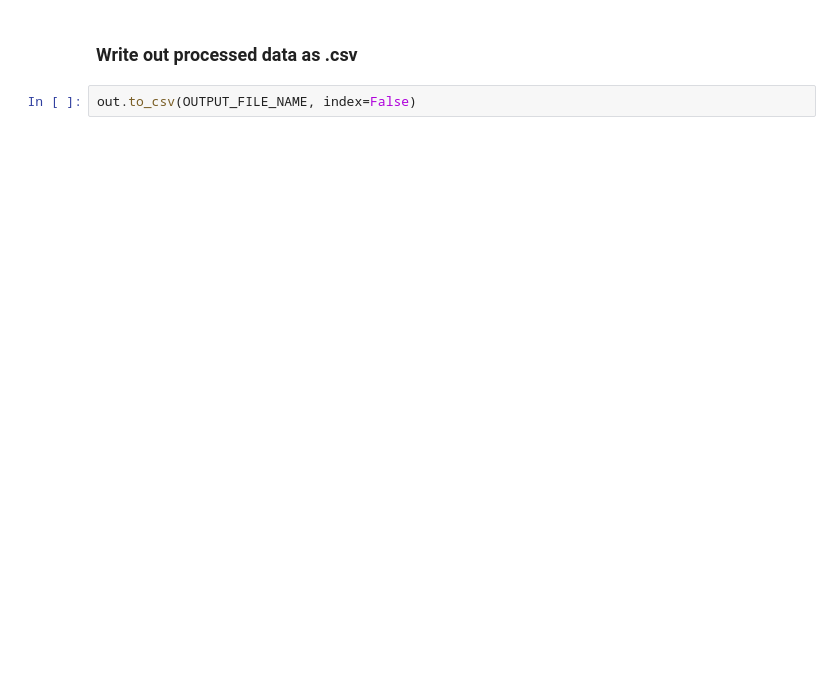
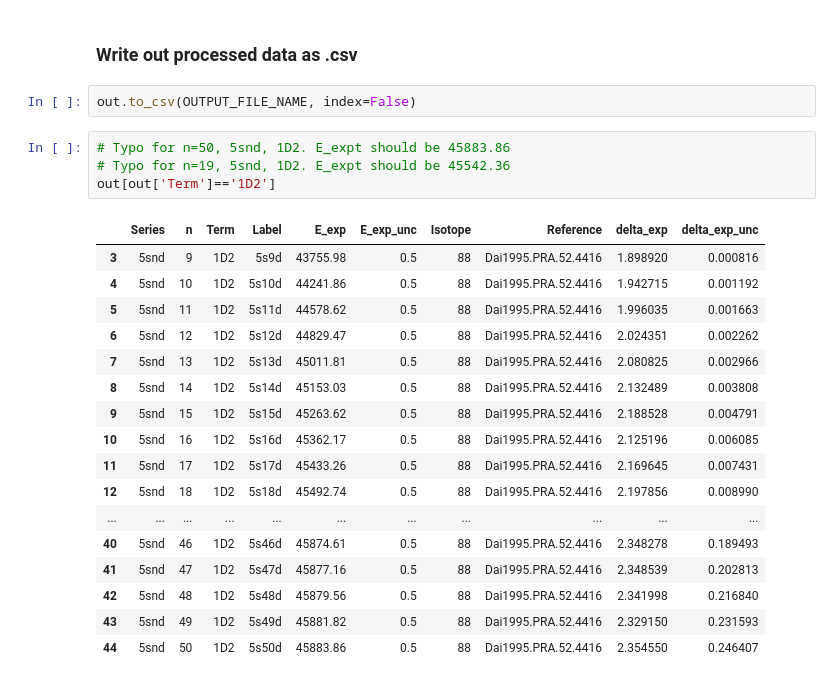
Before and after one commit to rogding/phd_thesis, a Jupyter notebook: appendices/sr_data/rydberg_lines/Dai1995.PRA.52.4416/process_Dai1995.PRA.52.4416.ipynb, the cells around one changed output. Saved outputs shown, nothing was run; the diff lists cells and outputs as text; blank space fills up the shorter version.

```diff
--- a/appendices/sr_data/rydberg_lines/Dai1995.PRA.52.4416/process_Dai1995.PRA.52.4416.ipynb
+++ b/appendices/sr_data/rydberg_lines/Dai1995.PRA.52.4416/process_Dai1995.PRA.52.4416.ipynb
@@ -148,3 +148,25 @@ else:
 ### Write out processed data as .csv
 # %%
 out.to_csv(OUTPUT_FILE_NAME, index=False)
+# %%
+# Typo for n=50, 5snd, 1D2. E_expt should be 45883.86
+# Typo for n=19, 5snd, 1D2. E_expt should be 45542.36
+out[out['Term']=='1D2']
+# %% [output]
+|  | Series | n | Term | Label | E_exp | E_exp_unc | Isotope | Reference | delta_exp | delta_exp_unc |
+| 3 | 5snd | 9 | 1D2 | 5s9d | 43755.98 | 0.5 | 88 | Dai1995.PRA.52.4416 | 1.898920 | 0.000816 |
+| 4 | 5snd | 10 | 1D2 | 5s10d | 44241.86 | 0.5 | 88 | Dai1995.PRA.52.4416 | 1.942715 | 0.001192 |
+| 5 | 5snd | 11 | 1D2 | 5s11d | 44578.62 | 0.5 | 88 | Dai1995.PRA.52.4416 | 1.996035 | 0.001663 |
+| 6 | 5snd | 12 | 1D2 | 5s12d | 44829.47 | 0.5 | 88 | Dai1995.PRA.52.4416 | 2.024351 | 0.002262 |
+| 7 | 5snd | 13 | 1D2 | 5s13d | 45011.81 | 0.5 | 88 | Dai1995.PRA.52.4416 | 2.080825 | 0.002966 |
+| 8 | 5snd | 14 | 1D2 | 5s14d | 45153.03 | 0.5 | 88 | Dai1995.PRA.52.4416 | 2.132489 | 0.003808 |
+| 9 | 5snd | 15 | 1D2 | 5s15d | 45263.62 | 0.5 | 88 | Dai1995.PRA.52.4416 | 2.188528 | 0.004791 |
+| 10 | 5snd | 16 | 1D2 | 5s16d | 45362.17 | 0.5 | 88 | Dai1995.PRA.52.4416 | 2.125196 | 0.006085 |
+| 11 | 5snd | 17 | 1D2 | 5s17d | 45433.26 | 0.5 | 88 | Dai1995.PRA.52.4416 | 2.169645 | 0.007431 |
+| 12 | 5snd | 18 | 1D2 | 5s18d | 45492.74 | 0.5 | 88 | Dai1995.PRA.52.4416 | 2.197856 | 0.008990 |
+| ... | ... | ... | ... | ... | ... | ... | ... | ... | ... | ... |
+| 40 | 5snd | 46 | 1D2 | 5s46d | 45874.61 | 0.5 | 88 | Dai1995.PRA.52.4416 | 2.348278 | 0.189493 |
+| 41 | 5snd | 47 | 1D2 | 5s47d | 45877.16 | 0.5 | 88 | Dai1995.PRA.52.4416 | 2.348539 | 0.202813 |
+| 42 | 5snd | 48 | 1D2 | 5s48d | 45879.56 | 0.5 | 88 | Dai1995.PRA.52.4416 | 2.341998 | 0.216840 |
+| 43 | 5snd | 49 | 1D2 | 5s49d | 45881.82 | 0.5 | 88 | Dai1995.PRA.52.4416 | 2.329150 | 0.231593 |
+| 44 | 5snd | 50 | 1D2 | 5s50d | 45883.86 | 0.5 | 88 | Dai1995.PRA.52.4416 | 2.354550 | 0.246407 |
```
Also changed, not shown: parts of 1 cell of this notebook, 2 other files.
